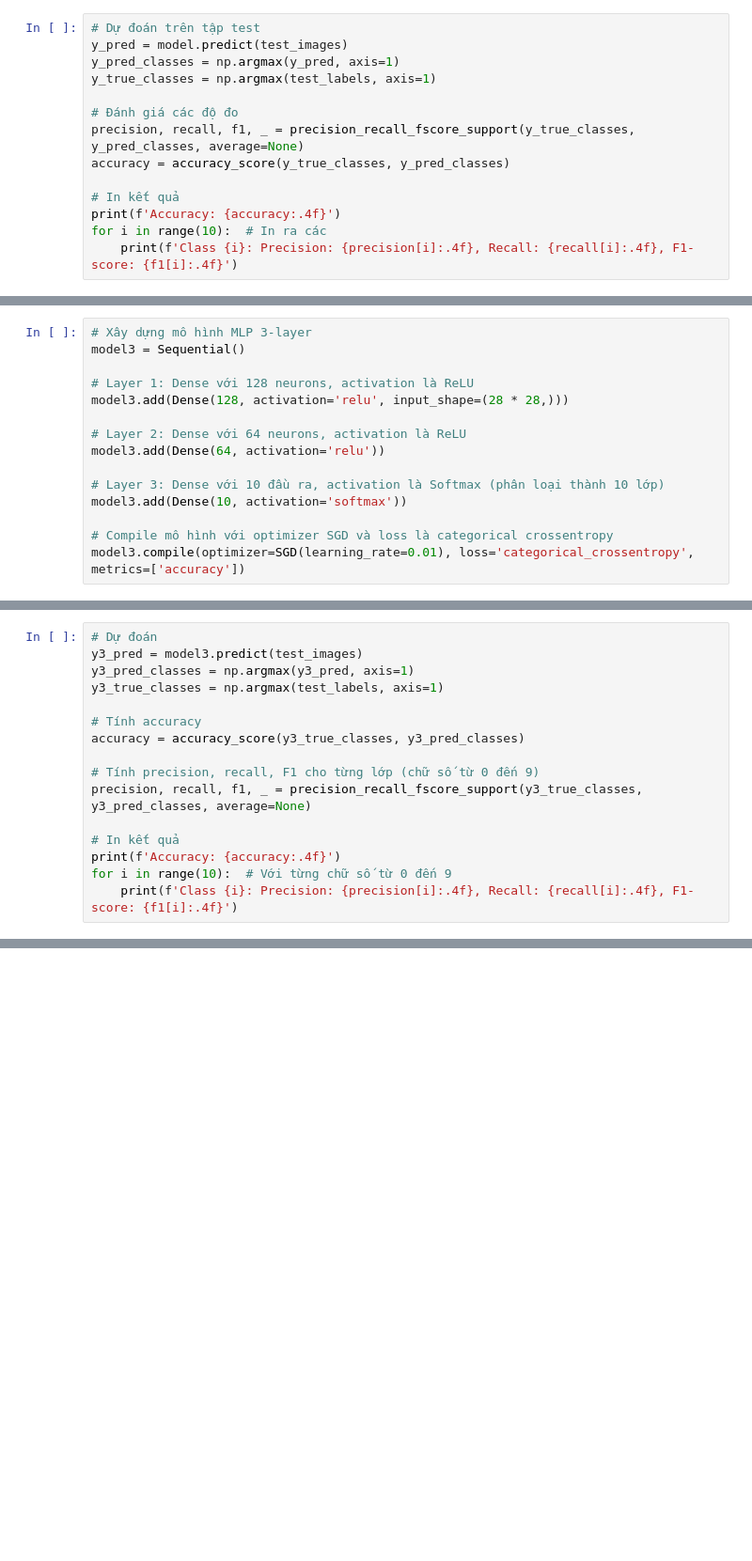
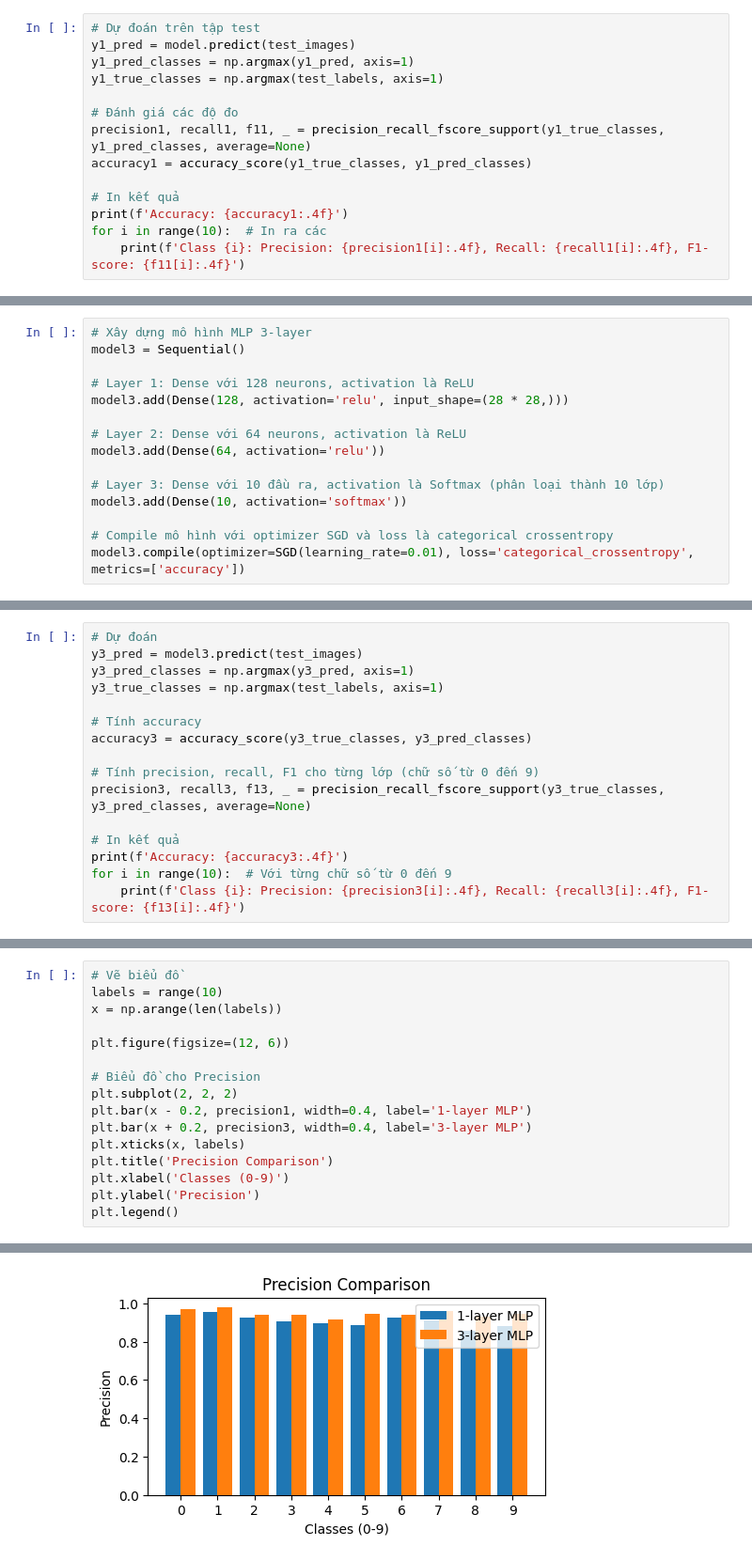
Before and after one commit to hoangharu2002/DS201---Deep-Learning-trong-Khoa-h-c-d--li-u, a Jupyter notebook: Bài TH1/sample.ipynb, the cells around one changed output, grey strips where cells are left out. Shown at 94% size. Drawn from its saved outputs; the diff is of its cells as text; blank space fills up the shorter version.

```diff
--- a/Bài TH1/sample.ipynb
+++ b/Bài TH1/sample.ipynb
@@ -69,16 +68,16 @@ Epoch 10/10
 <keras.src.callbacks.history.History at 0x...>
 # %%
 # Dự đoán trên tập test
-y_pred = model.predict(test_images)
-y_pred_classes = np.argmax(y_pred, axis=1)
-y_true_classes = np.argmax(test_labels, axis=1)
+y1_pred = model.predict(test_images)
+y1_pred_classes = np.argmax(y1_pred, axis=1)
+y1_true_classes = np.argmax(test_labels, axis=1)
 
 # Đánh giá các độ đo
-precision, recall, f1, _ = precision_recall_fscore_support(y_true_classes, y_pred_classes, average=None)
-accuracy = accuracy_score(y_true_classes, y_pred_classes)
+precision1, recall1, f11, _ = precision_recall_fscore_support(y1_true_classes, y1_pred_classes, average=None)
+accuracy1 = accuracy_score(y1_true_classes, y1_pred_classes)
 
 # In kết quả
-print(f'Accuracy: {accuracy:.4f}')
+print(f'Accuracy: {accuracy1:.4f}')
 for i in range(10):  # In ra các
-    print(f'Class {i}: Precision: {precision[i]:.4f}, Recall: {recall[i]:.4f}, F1-score: {f1[i]:.4f}')
+    print(f'Class {i}: Precision: {precision1[i]:.4f}, Recall: {recall1[i]:.4f}, F1-score: {f11[i]:.4f}')
 # %% [output]
@@ -143,13 +142,13 @@ y3_pred_classes = np.argmax(y3_pred, axis=1)
 y3_true_classes = np.argmax(test_labels, axis=1)
 
 # Tính accuracy
-accuracy = accuracy_score(y3_true_classes, y3_pred_classes)
+accuracy3 = accuracy_score(y3_true_classes, y3_pred_classes)
 
 # Tính precision, recall, F1 cho từng lớp (chữ số từ 0 đến 9)
-precision, recall, f1, _ = precision_recall_fscore_support(y3_true_classes, y3_pred_classes, average=None)
+precision3, recall3, f13, _ = precision_recall_fscore_support(y3_true_classes, y3_pred_classes, average=None)
 
 # In kết quả
-print(f'Accuracy: {accuracy:.4f}')
+print(f'Accuracy: {accuracy3:.4f}')
 for i in range(10):  # Với từng chữ số từ 0 đến 9
-    print(f'Class {i}: Precision: {precision[i]:.4f}, Recall: {recall[i]:.4f}, F1-score: {f1[i]:.4f}')
+    print(f'Class {i}: Precision: {precision3[i]:.4f}, Recall: {recall3[i]:.4f}, F1-score: {f13[i]:.4f}')
 # %% [output]
@@ -167,0 +169,17 @@ Class 9: Precision: 0.9503, Recall: 0.9277, F1-score: 0.9388
+# %%
+# Vẽ biểu đồ
+labels = range(10)
+x = np.arange(len(labels))
+
+plt.figure(figsize=(12, 6))
+
+# Biểu đồ cho Precision
+plt.subplot(2, 2, 2)
+plt.bar(x - 0.2, precision1, width=0.4, label='1-layer MLP')
+plt.bar(x + 0.2, precision3, width=0.4, label='3-layer MLP')
+plt.xticks(x, labels)
+plt.title('Precision Comparison')
+plt.xlabel('Classes (0-9)')
+plt.ylabel('Precision')
+plt.legend()
+# %% [output]
@@ -167,0 +187 @@ Class 9: Precision: 0.9503, Recall: 0.9277, F1-score: 0.9388
+[figure, added]
```
Also changed, not shown: parts of 10 cells of this notebook, 3 other files.
